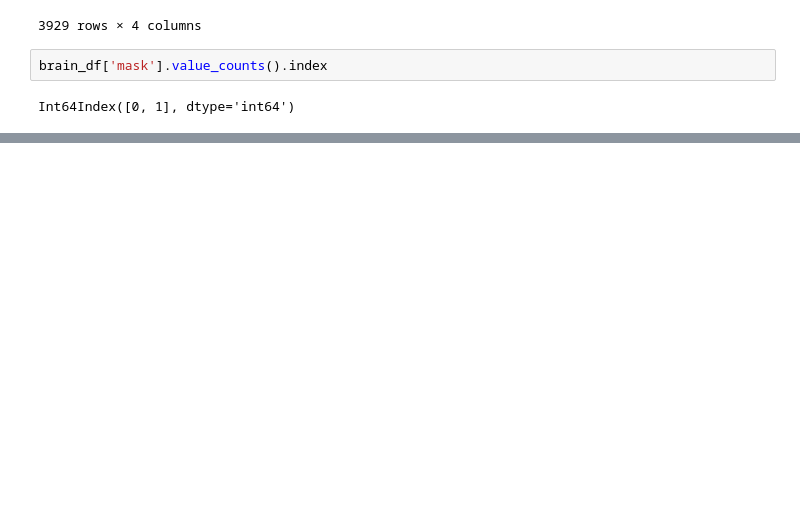
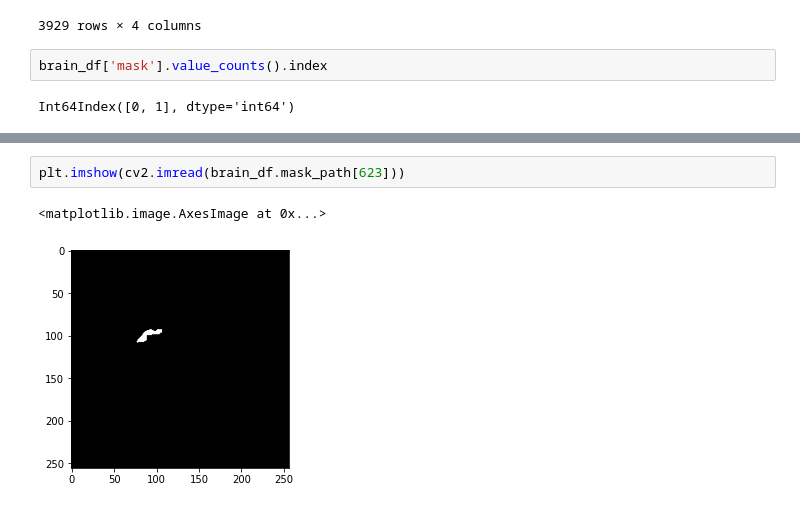
Before and after one commit to sergioarnold87/Caso_Practico_HealthCare_IA, a Jupyter notebook: HealthCare_Sergio.ipynb, the cells around one changed output, grey strips where cells are left out. Saved outputs shown, nothing was run; the diff lists cells and outputs as text; blank space fills up the shorter version.

```diff
--- a/HealthCare_Sergio.ipynb
+++ b/HealthCare_Sergio.ipynb
@@ -154,0 +185,5 @@ fig.show()
+# %%
+plt.imshow(cv2.imread(brain_df.mask_path[623]))
+# %% [output]
+<matplotlib.image.AxesImage at 0x...>
+[figure, added]
```
Also changed, not shown: parts of 26 cells of this notebook.
